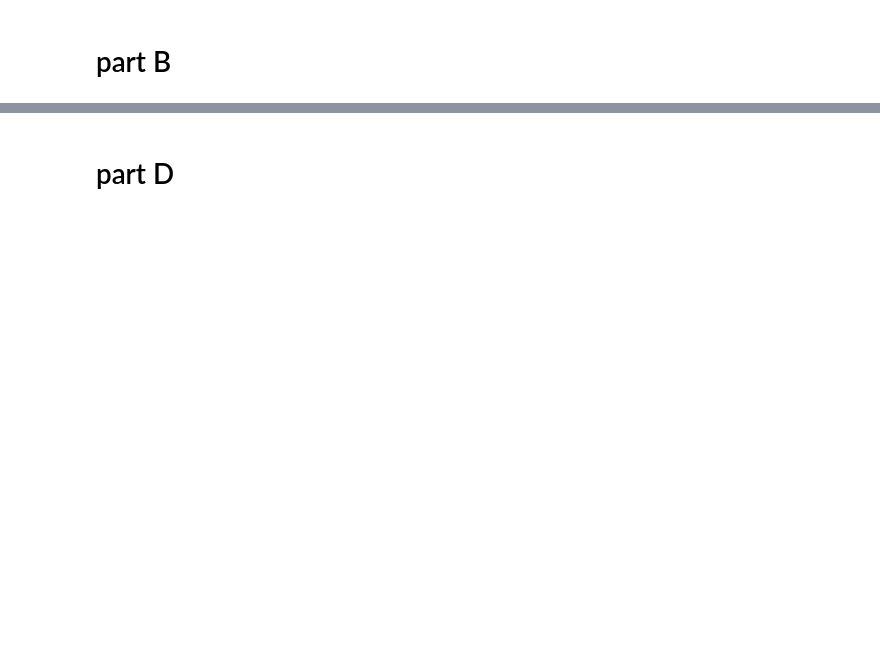
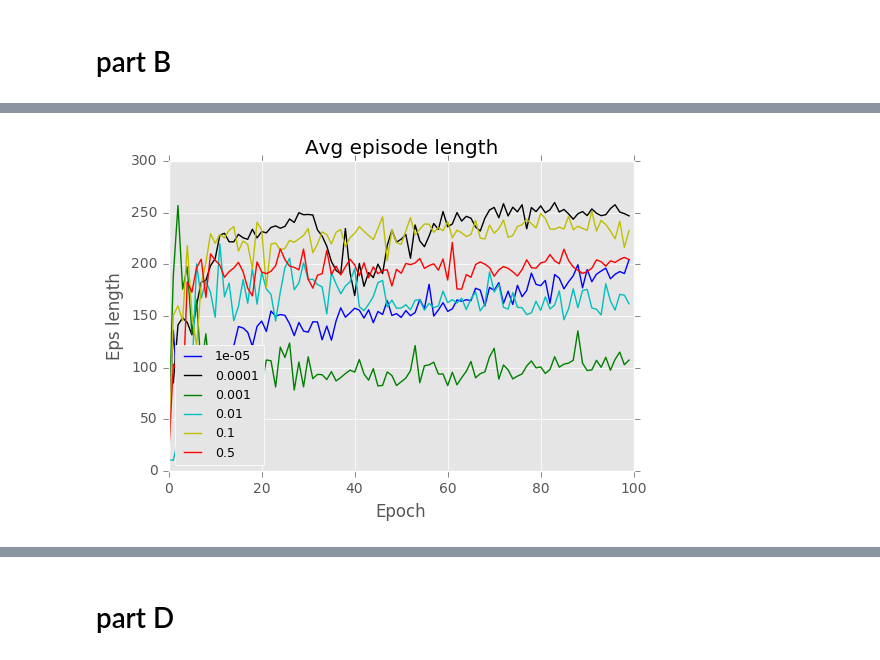
Before and after one commit to omernivro/Deep, a Jupyter notebook: assignment_3_gym_note.ipynb, the cells around one changed output, grey strips where cells are left out. Cells and saved outputs as stored; diff of their text form; code cells hidden in the pictures; blank space fills up the shorter version.

```diff
--- a/assignment_3_gym_note.ipynb
+++ b/assignment_3_gym_note.ipynb
@@ -281,0 +301,2 @@ for epoch in range(epochs):
+# %%
+env._max_episode_steps = 300
@@ -281,0 +326,18 @@ for epoch in range(epochs):
+# %%
+def graph(lr,states,s_ne,targetQ):
+    with tf.name_scope("weights"):
+        W1 = tf.get_variable("W1", [4, 100],initializer=tf.random_normal_initializer(0,0.001))
+        W2 = tf.get_variable("W2", [100, 2],initializer=tf.random_normal_initializer(0,0.001))
+    with tf.name_scope("biases"):
+        b1 = tf.get_variable("b1", [100],initializer=tf.constant_initializer(0,0.001))
+        b2 = tf.get_variable("b2", [2],initializer=tf.constant_initializer(0,0.001))
+    h1 = tf.nn.relu(tf.matmul(states,W1)+ b1)
+    h2 = tf.nn.relu(tf.matmul(s_ne,W1)+ b1)
+    Q=tf.matmul(h1,W2)+b2
+    Q_prime=tf.matmul(h2,W2)+b2
+    maxQ1=tf.stop_gradient(tf.reduce_max(Q_prime,1) )
+    with tf.name_scope('loss'):
+        loss=tf.reduce_mean(tf.square((targetQ) -(Q)))
+    with tf.name_scope('train'):
+        trainer = tf.train.AdamOptimizer(learning_rate=lr).minimize(loss)
+    return(Q,maxQ1,Q_prime,loss,trainer)
@@ -282 +346,21 @@ for epoch in range(epochs):
+# %%
+ def test_epoch(sess):
+    eps_len=[]
+    avg_eps_len=[]
+    for eps in range(num_eps_test):
+        s=env.reset()
+        s=np.reshape(s,[1,4])
+        j=0
+        while j < 300:
+            j+=1
+            test_Q=sess.run(Q_prime,feed_dict={s_ne:s})
+            act=np.argmax(test_Q)
+            s1,r,d,_ = env.step(act)
+            s1=np.reshape(s1,[1,4])
+            s=s1
+            if (d==True):
+                eps_len.append(j+1)
+                break
+    avg_eps_len.append(np.mean(eps_len))
+    return (avg_eps_len)
 # %%
@@ -306,0 +391,2 @@ avg_eps_len
+# %%
+observations=collect_offline_observ(n_eps)
@@ -306,0 +442,5 @@ avg_eps_len
+# %%
+plot_eps_len(all_len,epochs,'Avg episode length',lr_d)
+plt.show()
+# %% [output]
+[figure, added]
```
Also changed, not shown: parts of 105 cells of this notebook.
